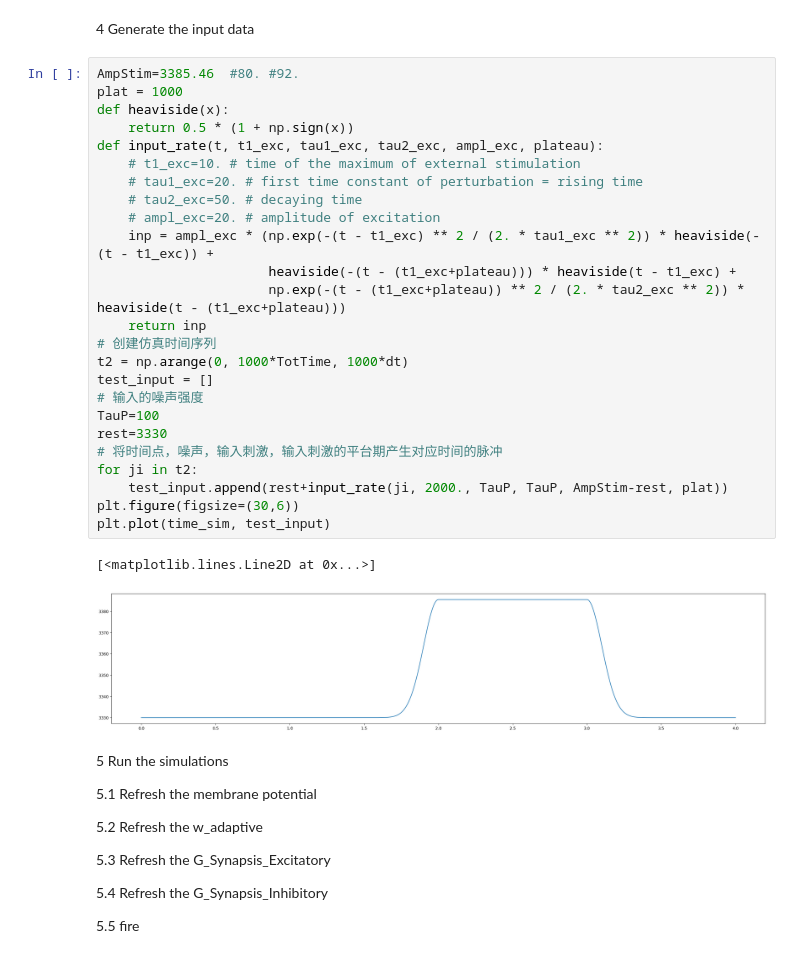
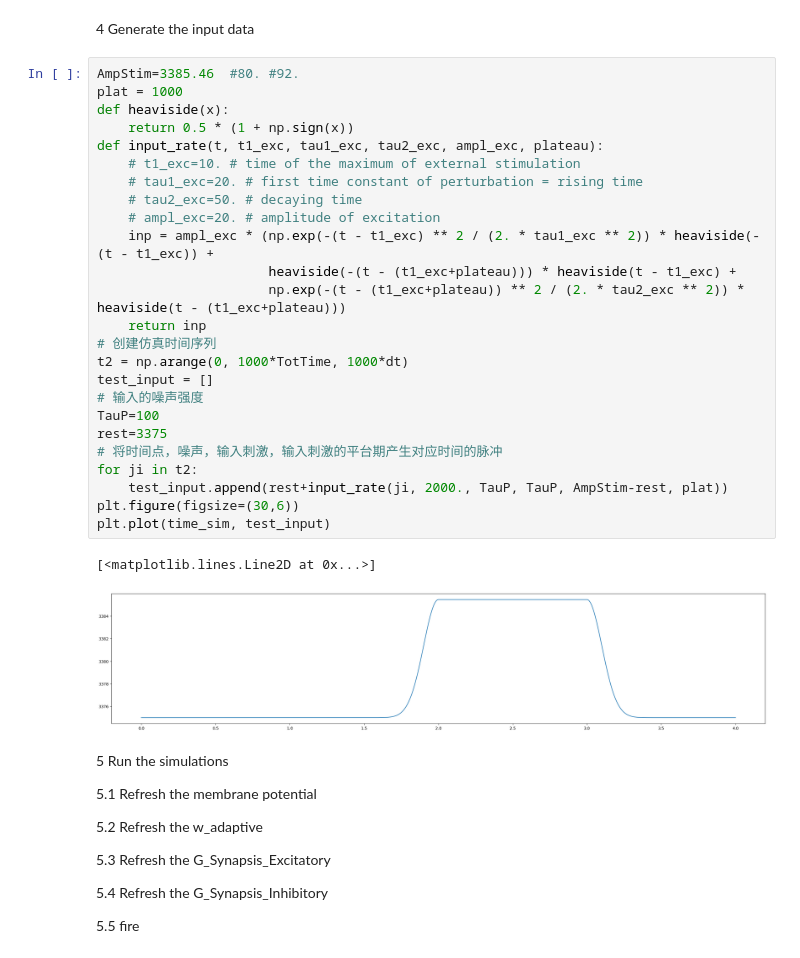
Before and after one commit to RogersSccot/17_BBQ, a Jupyter notebook: Seizure_Ref/My_AdEx_Network_Plot/My_AdEx_Network_2_10_Old_Total.ipynb, the cells around one changed output. Drawn from its saved outputs; the diff is of its cells as text.

```diff
--- a/Seizure_Ref/My_AdEx_Network_Plot/My_AdEx_Network_2_10_Old_Total.ipynb
+++ b/Seizure_Ref/My_AdEx_Network_Plot/My_AdEx_Network_2_10_Old_Total.ipynb
@@ -217,31 +217,31 @@ for neuron_front in P2_Group:
 # %%
 AmpStim=3385.46  #80. #92.
 plat = 1000
 def heaviside(x):
     return 0.5 * (1 + np.sign(x))
 def input_rate(t, t1_exc, tau1_exc, tau2_exc, ampl_exc, plateau):
     # t1_exc=10. # time of the maximum of external stimulation
     # tau1_exc=20. # first time constant of perturbation = rising time
     # tau2_exc=50. # decaying time
     # ampl_exc=20. # amplitude of excitation
     inp = ampl_exc * (np.exp(-(t - t1_exc) ** 2 / (2. * tau1_exc ** 2)) * heaviside(-(t - t1_exc)) +
                       heaviside(-(t - (t1_exc+plateau))) * heaviside(t - t1_exc) +
                       np.exp(-(t - (t1_exc+plateau)) ** 2 / (2. * tau2_exc ** 2)) * heaviside(t - (t1_exc+plateau)))
     return inp
 # 创建仿真时间序列
 t2 = np.arange(0, 1000*TotTime, 1000*dt)
 test_input = []
 # 输入的噪声强度
 TauP=100
-rest=3330
+rest=3375
 # 将时间点，噪声，输入刺激，输入刺激的平台期产生对应时间的脉冲
 for ji in t2:
     test_input.append(rest+input_rate(ji, 2000., TauP, TauP, AmpStim-rest, plat))
 plt.figure(figsize=(30,6))
 plt.plot(time_sim, test_input)
 # %% [output]
 [<matplotlib.lines.Line2D at 0x...>]
-[figure, old version]
+[figure, new version]
 # %% [markdown]
 5 Run the simulations
 
```
Also changed, not shown: parts of 2 cells of this notebook, 13 other files.
